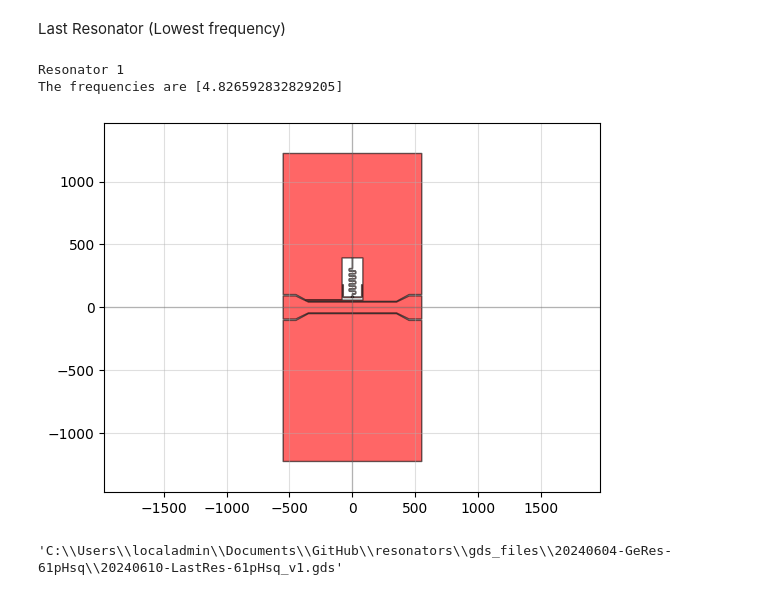
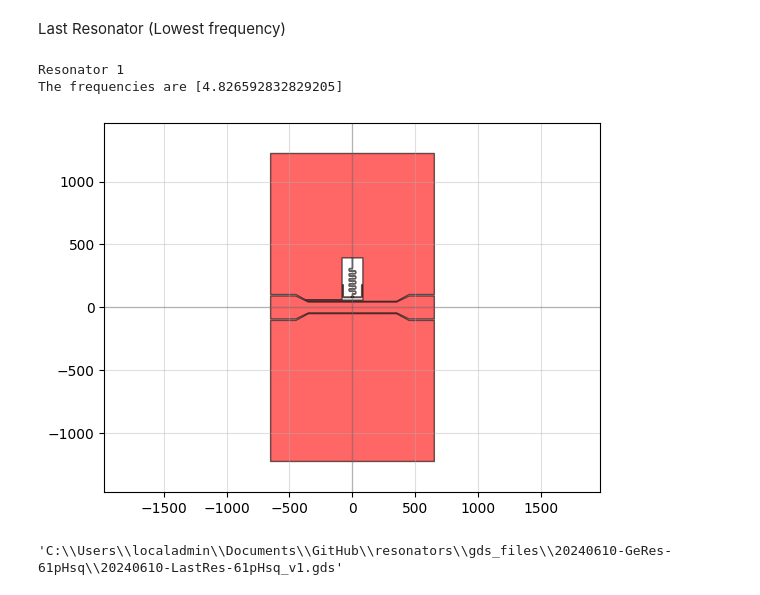
Before and after one commit to cbelo/resonators, a Jupyter notebook: 20240420-chips/design_chips.ipynb, the cells around one changed output. Cells and saved outputs as stored; diff of their text form; code cells hidden in the pictures.

```diff
--- a/20240420-chips/design_chips.ipynb
+++ b/20240420-chips/design_chips.ipynb
@@ -485,11 +470,11 @@ CPW
 # %%
 # 61pH/sq on Ge!!
 FeedlineWidth61 = 87
-FeedlineLength61  = 5700
+FeedlineLength61  = 6400
 FeedlineGap61 = 5
 FeedlineTaperLength61 =  100
 BondpadWidth61 =  184
-BondpadLength61 = 100
+BondpadLength61 = 200
 BondpadGap61 = BondpadWidth61*FeedlineGap61/FeedlineWidth61
 
 print('Impedance of the feedline is', impedance_CPW(FeedlineWidth61*1e-6, FeedlineGap61*1e-6, epsilon_r_Ge, thickness_subs_Ge, ind_kin_sq=Lk_61), 'Ohm')
@@ -591,33 +576,33 @@ SpacingC061 = np.ones(NumberOfResonators61)*5
 SpacingCc61 = np.ones(NumberOfResonators61)*[20]
 TaperLength61 = np.ones(NumberOfResonators61)*5
 
 FinalSpacingBondpads61 = 100
 
 freqs = []
 for i in range(NumberOfResonators61):
     print(f'Resonator {i+1}')
     freqs.append(resonance_freq_Schuster(InductorWidth61[i]*1e-6, CapacitorWidth61[i]*1e-6, (SeparationTlineResonator61[i] + FeedlineGap61 + SpacingCc61[i])*1e-6 , FeedlineWidth61*1e-6,
                                             CapacitorVerticalLength61[i]*1e-6, SpacingC061[i]*1e-6,
                                             InductorWidth61[i]*1e-6, InductorTotalLength61[i]*1e-6, Lk_61,
                                         epsilon_r_Ge, thickness_subs_Ge)/1e9)
 
 print('The frequencies are', freqs)
 
 FeedlineLength61 = 700
 ChipSize61 = [FeedlineLength61 + 2*BondpadLength61 + 2*FeedlineTaperLength61, np.max(InductorTotalLength61) + 20*FeedlineWidth61]
 
 c, metal, chip61 = ChipResonatorsTline(ChipSize61, NumberOfResonators61, SeparationTlineResonator61,
                         FeedlineWidth61, FeedlineLength61, FeedlineGap61,
                         FeedlineTaperLength61, BondpadWidth61, BondpadLength61, BondpadGap61,
                         CapacitorHorizontalLength61, CapacitorVerticalLength61, CapacitorWidth61,
                         NumberOfBends61, InductorVerticalLength61, InductorHorizontalLength61, InductorWidth61, InductorEndLength61,
                         TaperWidth61, TaperLength61, SpacingC061, SpacingCc61,
                         FinalSpacingBondpads61, MWO_simulation=True)
 
 qp(chip61)
-chip61.write_gds(r"C:\Users\localadmin\Documents\GitHub\resonators\gds_files\20240604-GeRes-61pHsq\20240610-LastRes-61pHsq_v1.gds")
+chip61.write_gds(r"C:\Users\localadmin\Documents\GitHub\resonators\gds_files\20240610-GeRes-61pHsq\20240610-LastRes-61pHsq_v1.gds")
 # %% [output]
 Resonator 1
 The frequencies are [4.826592832829205]
-[figure, old version]
+[figure, new version]
-'C:\\Users\\localadmin\\Documents\\GitHub\\resonators\\gds_files\\20240604-GeRes-61pHsq\\20240610-LastRes-61pHsq_v1.gds'
+'C:\\Users\\localadmin\\Documents\\GitHub\\resonators\\gds_files\\20240610-GeRes-61pHsq\\20240610-LastRes-61pHsq_v1.gds'
```
Also changed, not shown: parts of 16 cells of this notebook, 12 other files.
